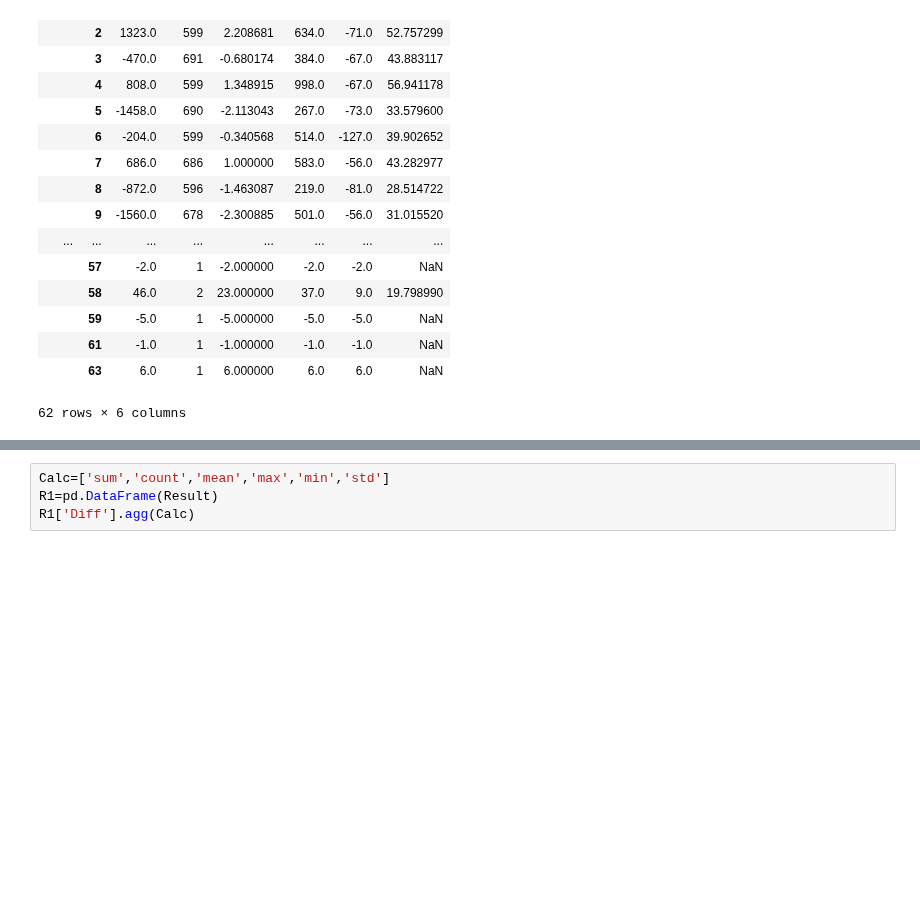
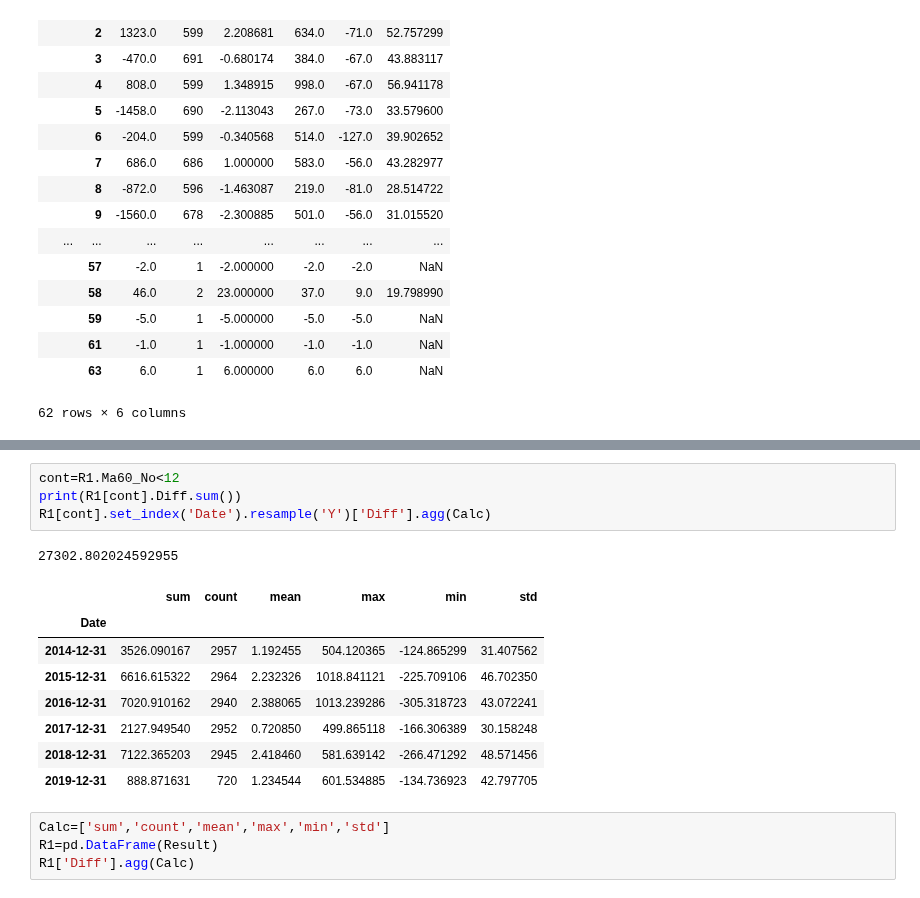
Before and after one commit to che7611/test2, a Jupyter notebook: MA60.ipynb, the cells around one changed output, grey strips where cells are left out. Saved outputs shown, nothing was run; the diff lists cells and outputs as text; blank space fills up the shorter version.

```diff
--- a/MA60.ipynb
+++ b/MA60.ipynb
@@ -377,3 +387,17 @@ R1[['Ma60_No','Side','Diff']].groupby(['Ma60_No','Side']).agg(Calc)
+# %%
+cont=R1.Ma60_No<12
+print(R1[cont].Diff.sum())
+R1[cont].set_index('Date').resample('Y')['Diff'].agg(Calc)
+# %% [output]
+27302.802024592955
+|  | sum | count | mean | max | min | std |
+| Date |  |  |  |  |  |  |
+| 2014-12-31 | 3526.090167 | 2957 | 1.192455 | 504.120365 | -124.865299 | 31.407562 |
+| 2015-12-31 | 6616.615322 | 2964 | 2.232326 | 1018.841121 | -225.709106 | 46.702350 |
+| 2016-12-31 | 7020.910162 | 2940 | 2.388065 | 1013.239286 | -305.318723 | 43.072241 |
+| 2017-12-31 | 2127.949540 | 2952 | 0.720850 | 499.865118 | -166.306389 | 30.158248 |
+| 2018-12-31 | 7122.365203 | 2945 | 2.418460 | 581.639142 | -266.471292 | 48.571456 |
+| 2019-12-31 | 888.871631 | 720 | 1.234544 | 601.534885 | -134.736923 | 42.797705 |
 # %%
 Calc=['sum','count','mean','max','min','std']
 R1=pd.DataFrame(Result)
```
Also changed, not shown: parts of 7 cells of this notebook.
